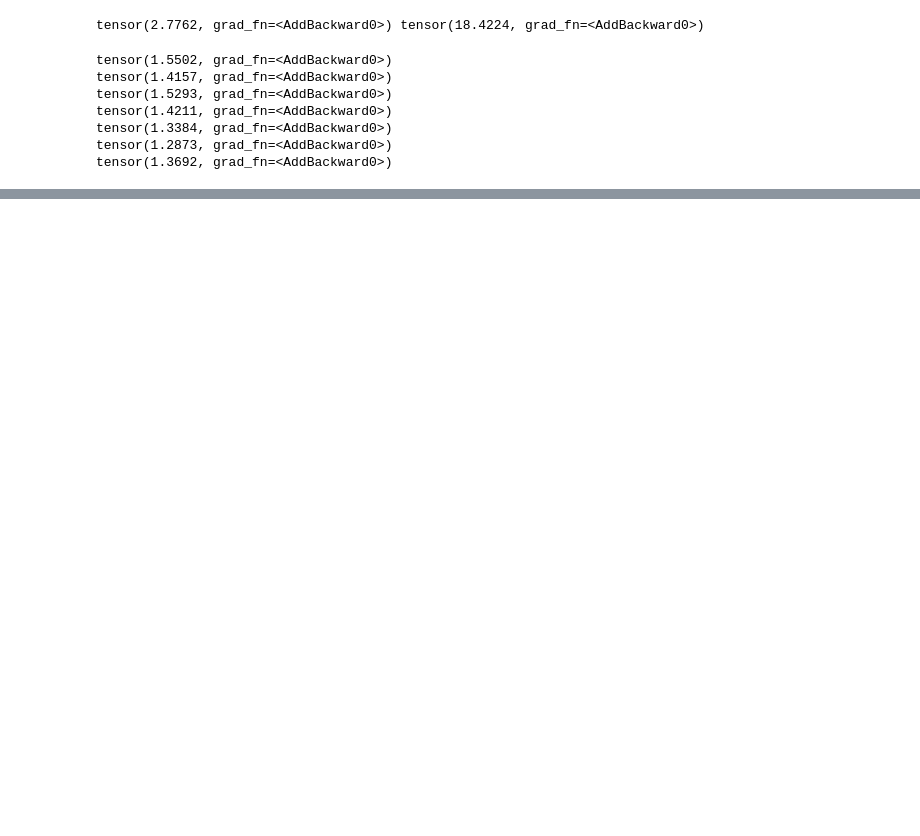
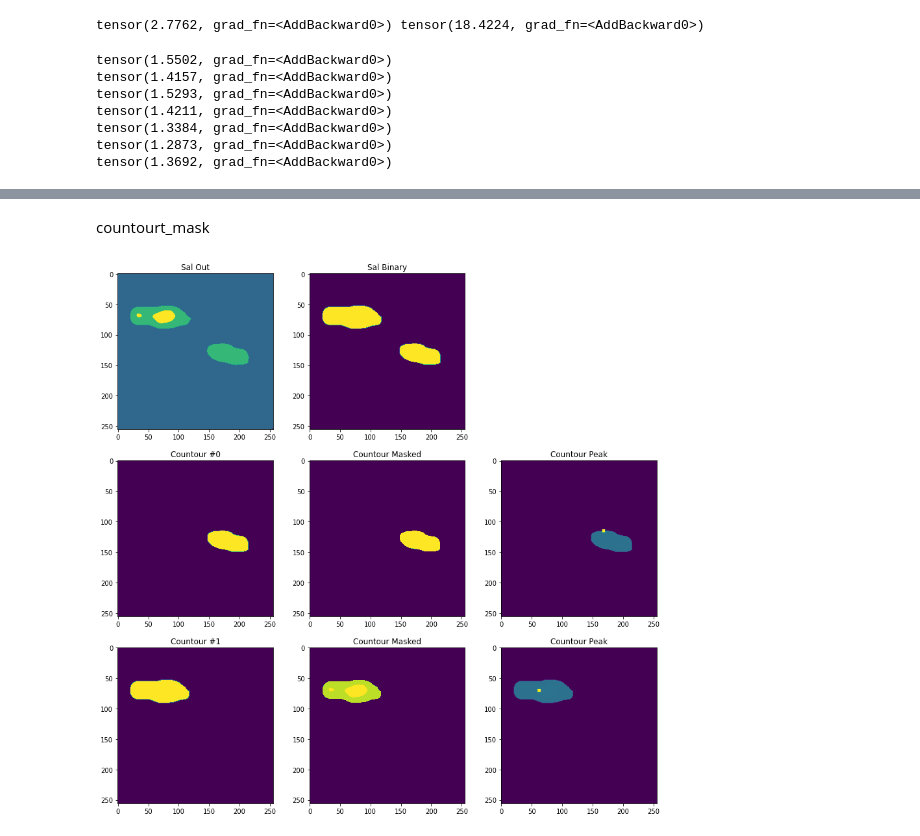
Before and after one commit to ckhui/SaliencySegmentationNet, a Jupyter notebook: Dev.ipynb, the cells around one changed output, grey strips where cells are left out. Cells and saved outputs as stored; diff of their text form; code cells hidden in the pictures; blank space fills up the shorter version.

```diff
--- a/Dev.ipynb
+++ b/Dev.ipynb
@@ -84,0 +187,41 @@ loss.backward()
+# %% [markdown]
+countourt_mask
+# %%
+sal_binary = thresh(sal)
+contours, hierarchy = cv2.findContours(sal_binary, cv2.RETR_EXTERNAL, cv2.CHAIN_APPROX_SIMPLE)
+count = len(contours) + 1
+
+plt.subplot(count,3,1)
+plt.imshow(sal)
+plt.title("Sal Out")
+
+plt.subplot(count,3,2)
+plt.imshow(sal_binary)
+plt.title("Sal Binary")
+
+
+i = 4
+for c in range(len(contours)):
+    mask = np.zeros_like(sal_binary)
+    contour_mask = cv2.drawContours(mask, contours, c, 255, -1)
+    plt.subplot(count,3,i)
+    i += 1
+    plt.imshow(contour_mask)
+    plt.title(f"Countour #{c}")
+
+    fixation = cv2.bitwise_and(sal, sal, mask=contour_mask)
+    plt.subplot(count,3,i)
+    i += 1
+    plt.imshow(fixation, vmin=min(100, fixation.max()-10))
+    plt.title(f"Countour Masked")
+
+    max_indexes = peak_local_max(fixation, num_peaks=1)
+    for m in max_indexes:
+        x,y = m[0], m[1]
+        fixation[x-2:x+3,y-2:y+3] = 255
+    plt.subplot(count,3,i)
+    i += 1
+    plt.imshow(fixation)
+    plt.title(f"Countour Peak")
+# %% [output]
+[figure, added]
```
Also changed, not shown: parts of 32 cells of this notebook.
